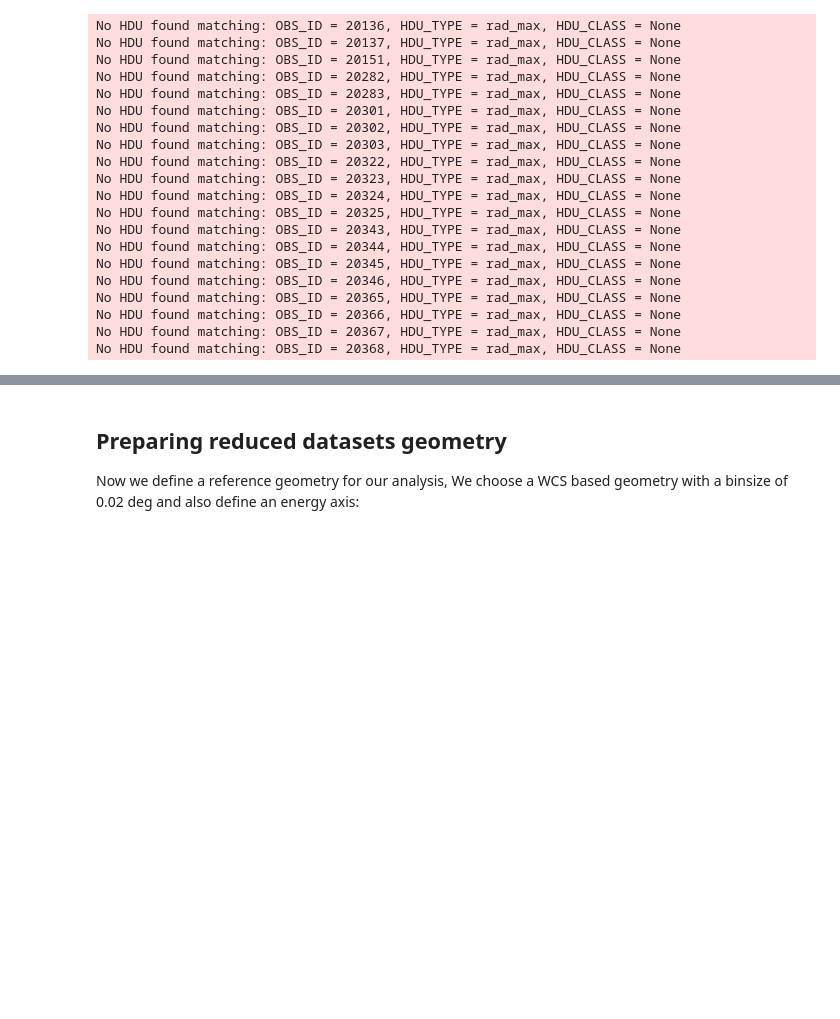
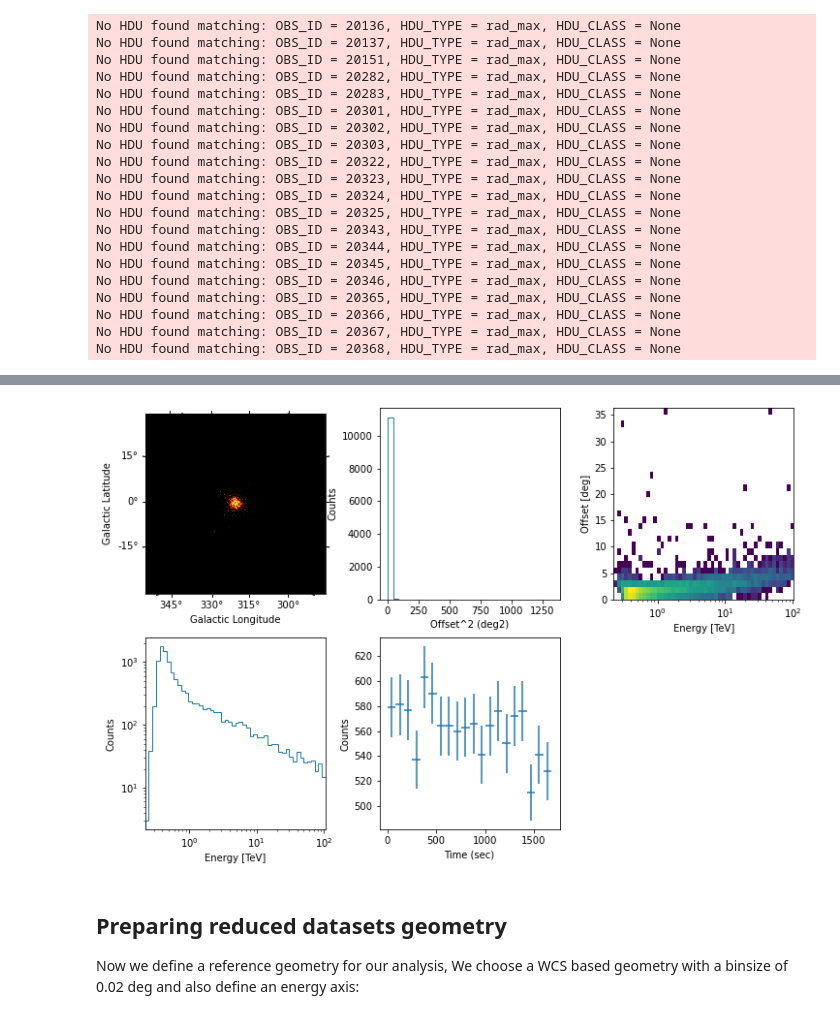
Before and after one commit to AtreyeeS/VHE-KU-workshop, a Jupyter notebook: data_reduction_msh.ipynb, the cells around one changed output, grey strips where cells are left out. Cells and saved outputs as stored; diff of their text form; code cells hidden in the pictures; blank space fills up the shorter version.

```diff
--- a/data_reduction_msh.ipynb
+++ b/data_reduction_msh.ipynb
@@ -115,3 +126,9 @@ No HDU found matching: OBS_ID = 20368, HDU_TYPE = rad_max, HDU_CLASS = None
+# %%
+obs = observations[0]
+# %%
+obs.events.peek()
+# %% [output]
+[figure, added]
 # %% [markdown]
 ## Preparing reduced datasets geometry
 
```
Also changed, not shown: parts of 42 cells of this notebook.
